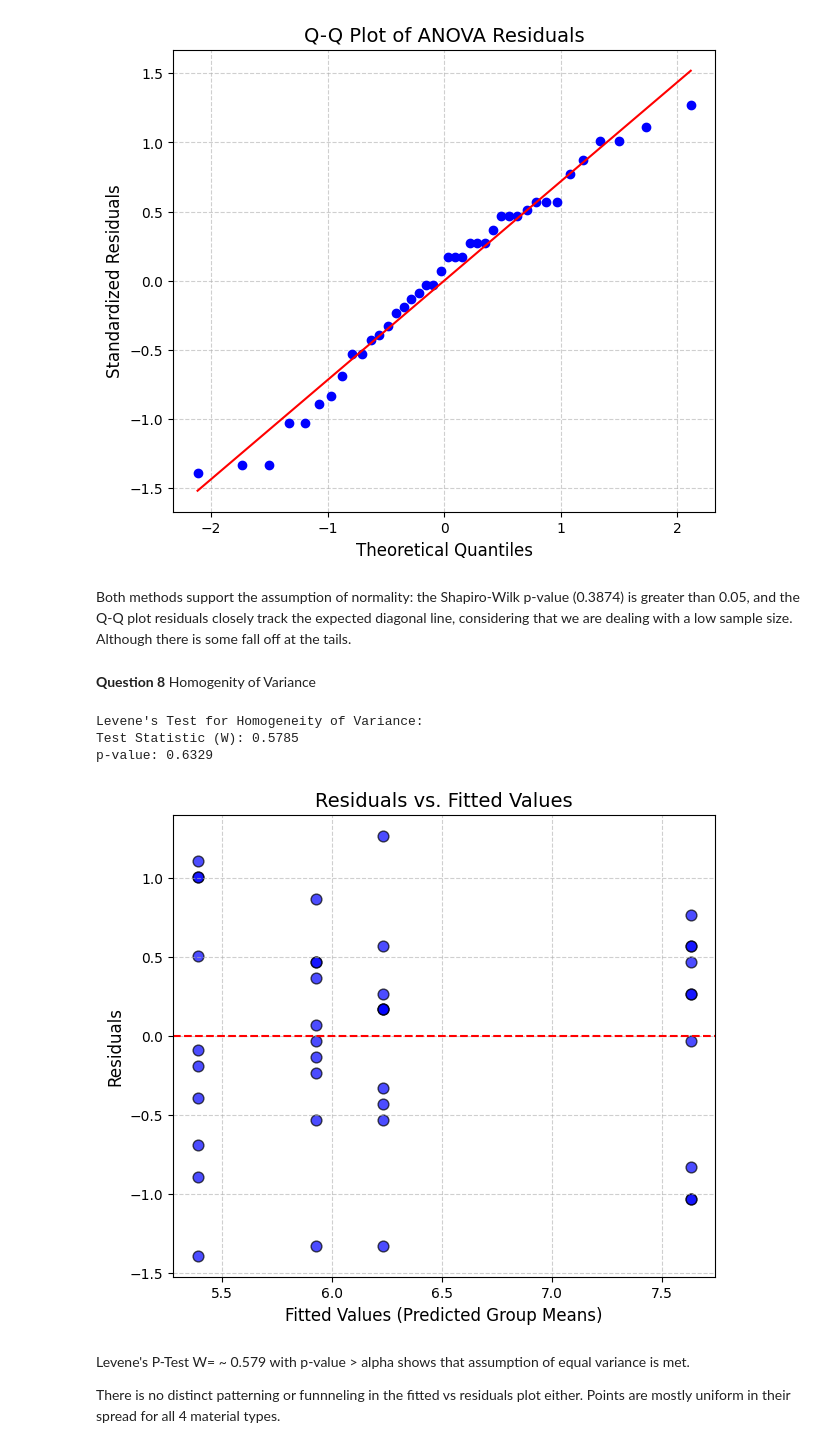
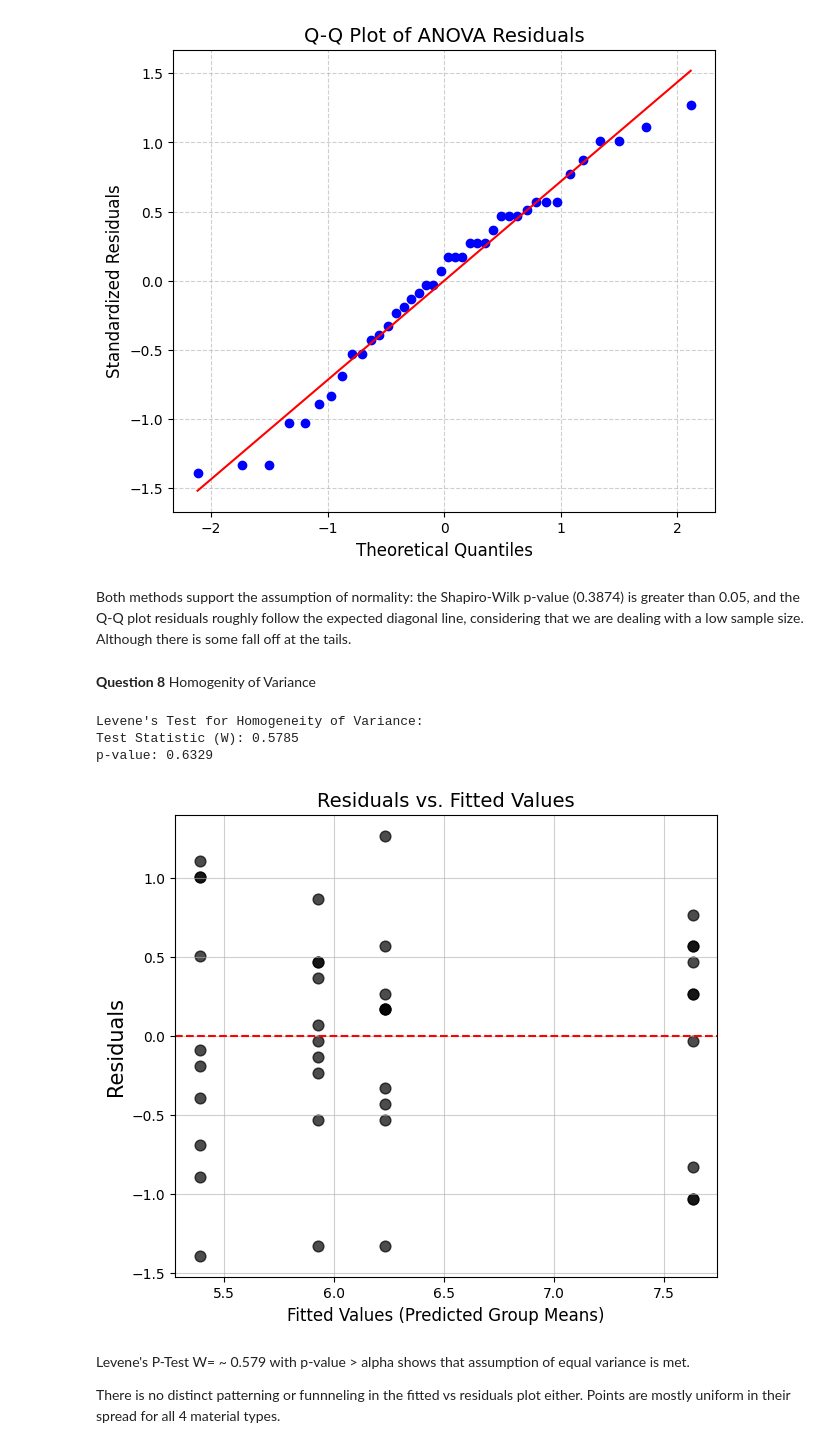
Before and after one commit to Cipher212/STAT-7220-Applied-Experimental-Design, a Jupyter notebook: Assignments/Midterm-Exam/Midterm-Exam.ipynb, the cells around one changed output. Saved outputs shown, nothing was run; the diff lists cells and outputs as text; code cells hidden in the pictures.

```diff
--- a/Assignments/Midterm-Exam/Midterm-Exam.ipynb
+++ b/Assignments/Midterm-Exam/Midterm-Exam.ipynb
@@ -253,41 +253,41 @@ p-value: 0.3874
 [figure]
 # %% [markdown]
 
-Both methods support the assumption of normality: the Shapiro-Wilk p-value (0.3874) is greater than 0.05, and the Q-Q plot residuals closely track the expected diagonal line, considering that we are dealing with a low sample size. Although there is some fall off at the tails.
+Both methods support the assumption of normality: the Shapiro-Wilk p-value (0.3874) is greater than 0.05, and the Q-Q plot residuals roughly follow the expected diagonal line, considering that we are dealing with a low sample size. Although there is some fall off at the tails.
 # %% [markdown]
 **Question 8**
 Homogenity of Variance
 # %%
 # 4 groups
 plastic = df[df['Material'] == 'Plastic']['Comfort']
 rubber = df[df['Material'] == 'Rubber']['Comfort']
 silicone = df[df['Material'] == 'Silicone']['Comfort']
 metal = df[df['Material'] == 'Metal']['Comfort']
 
 #leven's test
 
 levene_stat, levene_p = stats.levene(plastic, rubber, silicone, metal)
-print("Levene's Test for Homogeneity of Variance:")
-print(f"Test Statistic (W): {levene_stat:.4f}")
-print(f"p-value: {levene_p:.4f}\n")
+print("Levene's Test")
+print(f"test Statistic: {levene_stat:.3f}")
+print(f"p-Value: {levene_p:.3f}")
 
 
 model = ols('Comfort ~ C(Material)', data=df).fit()
 
 plt.figure(figsize=(7, 6))
 
 
-plt.scatter(model.fittedvalues, model.resid, color='blue', edgecolors='k', alpha=0.7, s=60)
-plt.axhline(0, color='red', linestyle='--') # Add a reference line at zero
-plt.title('Residuals vs. Fitted Values', fontsize=14)
-plt.xlabel('Fitted Values (Predicted Group Means)', fontsize=12)
-plt.ylabel('Residuals', fontsize=12)
-plt.grid(True, linestyle='--', alpha=0.6)
+plt.scatter(model.fittedvalues, model.resid, color='black', alpha=0.7, s=60)
+plt.axhline(0, color='red', linestyle='--') # ref line
+plt.title('Residuals vs. Fitted Values', fontsize=14) # title
+plt.xlabel('Fitted Values (Predicted Group Means)', fontsize=12) # xlabel
+plt.ylabel('Residuals', fontsize=15) #ylabel
+plt.grid(True, linestyle='-', alpha=0.6)
 # %% [output]
 Levene's Test for Homogeneity of Variance:
 Test Statistic (W): 0.5785
 p-value: 0.6329
-[figure, old version]
+[figure, new version]
 # %% [markdown]
 Levene's P-Test W= ~ 0.579 with p-value > alpha shows that assumption of equal variance is met.
 
```
Also changed, not shown: parts of 5 cells of this notebook.
